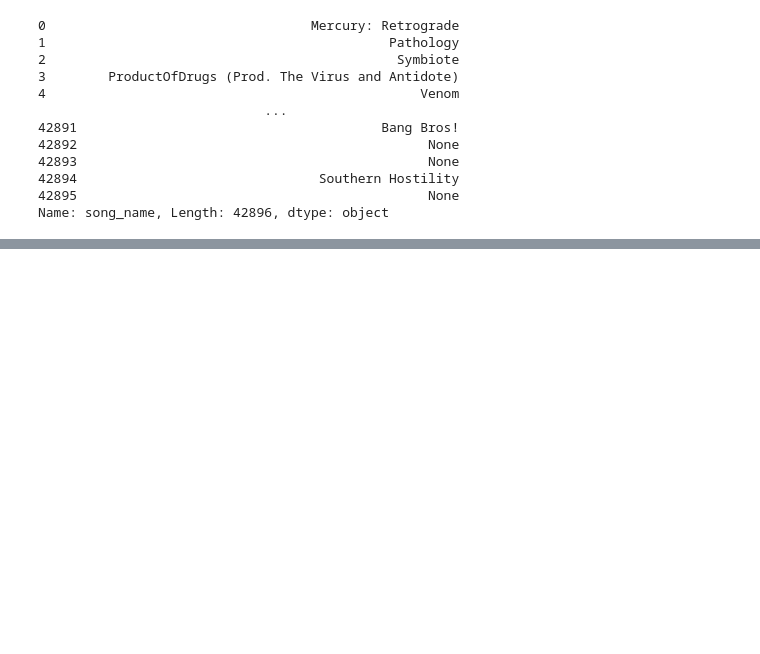
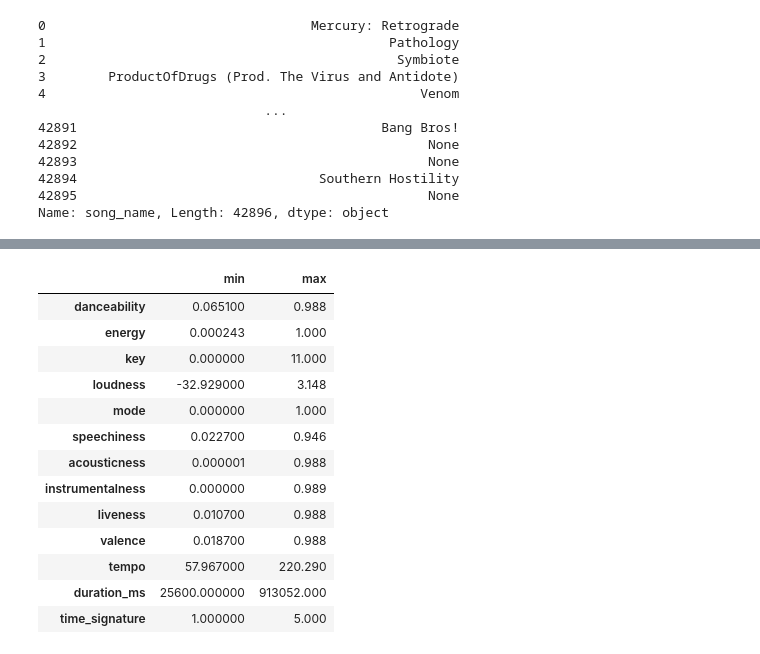
Before and after one commit to mxagar/music_genre_classification, a Jupyter notebook: data_analysis/Modeling.ipynb, the cells around one changed output, grey strips where cells are left out. Saved outputs shown, nothing was run; the diff lists cells and outputs as text; code cells hidden in the pictures; blank space fills up the shorter version.

```diff
--- a/data_analysis/Modeling.ipynb
+++ b/data_analysis/Modeling.ipynb
@@ -132,0 +152,18 @@ df['text_feature'] = df['title'] + ' ' + df['song_name']
+# %%
+# Get min-max ranges of numerical columns
+df.describe().T[['min', 'max']]
+# %% [output]
+|  | min | max |
+| danceability | 0.065100 | 0.988 |
+| energy | 0.000243 | 1.000 |
+| key | 0.000000 | 11.000 |
+| loudness | -32.929000 | 3.148 |
+| mode | 0.000000 | 1.000 |
+| speechiness | 0.022700 | 0.946 |
+| acousticness | 0.000001 | 0.988 |
+| instrumentalness | 0.000000 | 0.989 |
+| liveness | 0.010700 | 0.988 |
+| valence | 0.018700 | 0.988 |
+| tempo | 57.967000 | 220.290 |
+| duration_ms | 25600.000000 | 913052.000 |
+| time_signature | 1.000000 | 5.000 |
```
Also changed, not shown: parts of 46 cells of this notebook.
